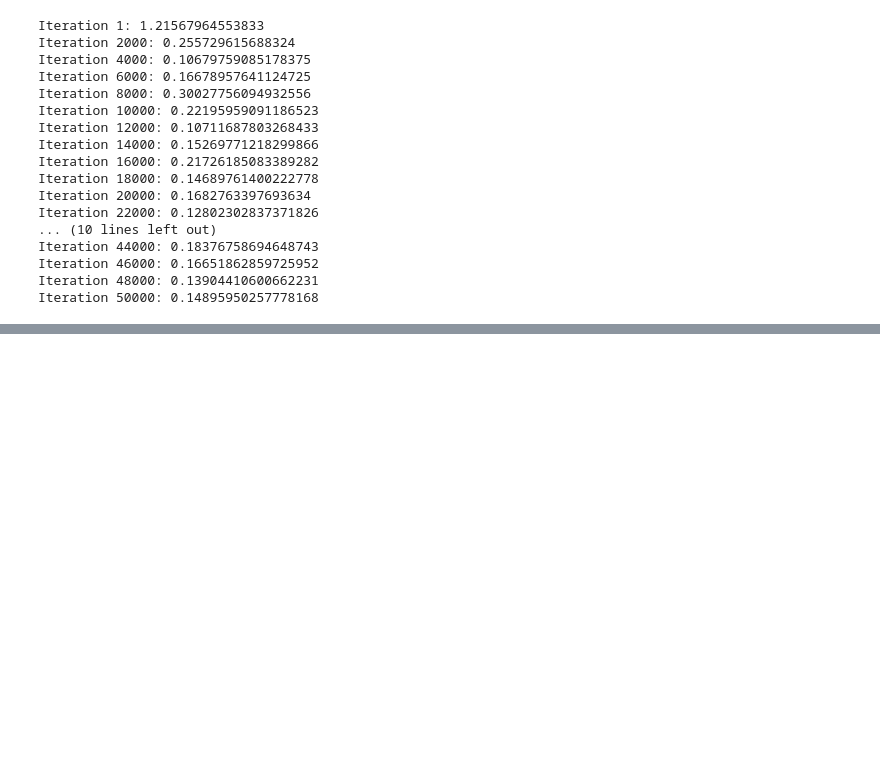
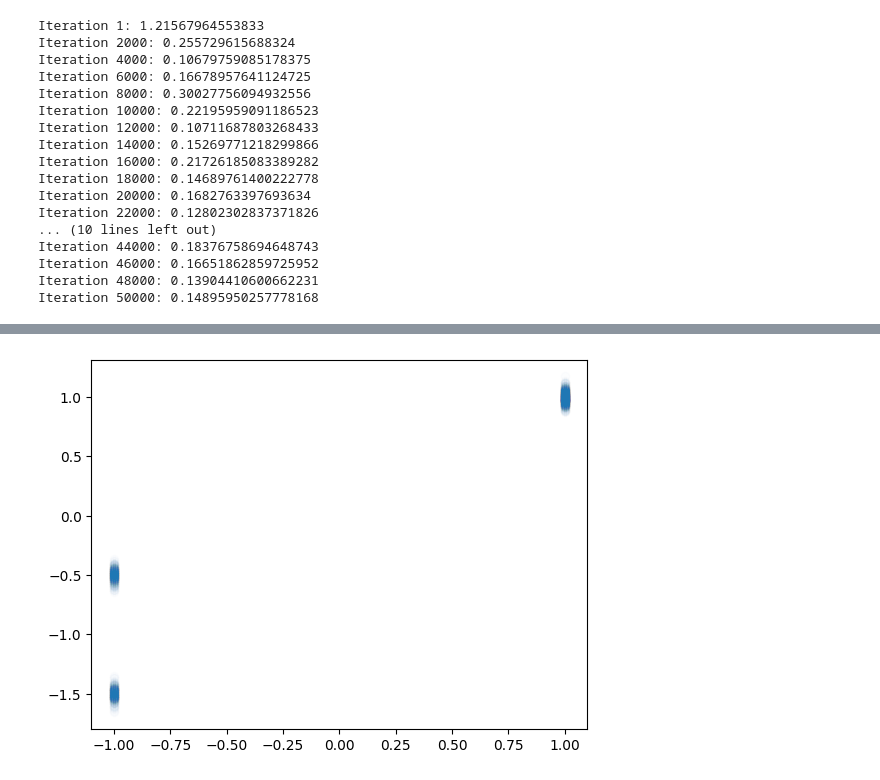
Before and after one commit to foundry-ai/foundry, a Jupyter notebook: projects/cond-diffusion-toy/notebook/test_diffusion_multi.ipynb, the cells around one changed output, grey strips where cells are left out. Cells and saved outputs as stored; diff of their text form; code cells hidden in the pictures; blank space fills up the shorter version.

```diff
--- a/projects/cond-diffusion-toy/notebook/test_diffusion_multi.ipynb
+++ b/projects/cond-diffusion-toy/notebook/test_diffusion_multi.ipynb
@@ -27,21 +27,17 @@ import pandas as pd
 # raw_data = (jnp.array([-1., 1.]), jnp.array([-1., 1.]))
 # raw_data : tuple[Array, Array] = tree.map(lambda x: jnp.repeat(x[None, :], 128, axis=0).reshape(-1), raw_data)
 
-def sample_y(rng_key, x):
+
+def sample_left(rng_key):
     mode_rng, y_rng = foundry.random.split(rng_key)
     mode = foundry.random.choice(mode_rng, jnp.array([-.5, .5]))
     s = (x + 1)/2.
     y = ((1-s)*mode + x) + 0.05*foundry.random.normal(y_rng)
     return y
 
-def sample_train(rng_key):
-    x_rng, y_rng = foundry.random.split(rng_key)
-    x = foundry.random.choice(x_rng, jnp.array([-1., 1.]))
-    y = sample_y(y_rng, x)
-    return (x, y)
-
 N_train = 1024
-raw_data = F.vmap(sample_train)(foundry.random.split(foundry.random.key(42), N_train))
+raw_data_left = F.vmap(sample_y, in_axes=(0, None))(foundry.random.split(foundry.random.key(42), N_train), jnp.array(0.))
+raw_data_right = F.vmap(sample_y, in_axes=(0, None))(foundry.random.split(foundry.random.key(42), N_train), jnp.array(0.))
 data = PyTreeData(raw_data)
 # %%
 class DiffusionMLP(nn.Module):
@@ -210,0 +204,5 @@ NameError: name 'test_vars' is not defined
+# %%
+plt.scatter(raw_data[0], raw_data[1], alpha=0.01)
+plt.savefig("gen_interp.svg", transparent=True)
+# %% [output]
+[figure, added]
```
Also changed, not shown: parts of 5 cells of this notebook, 23 other files.
